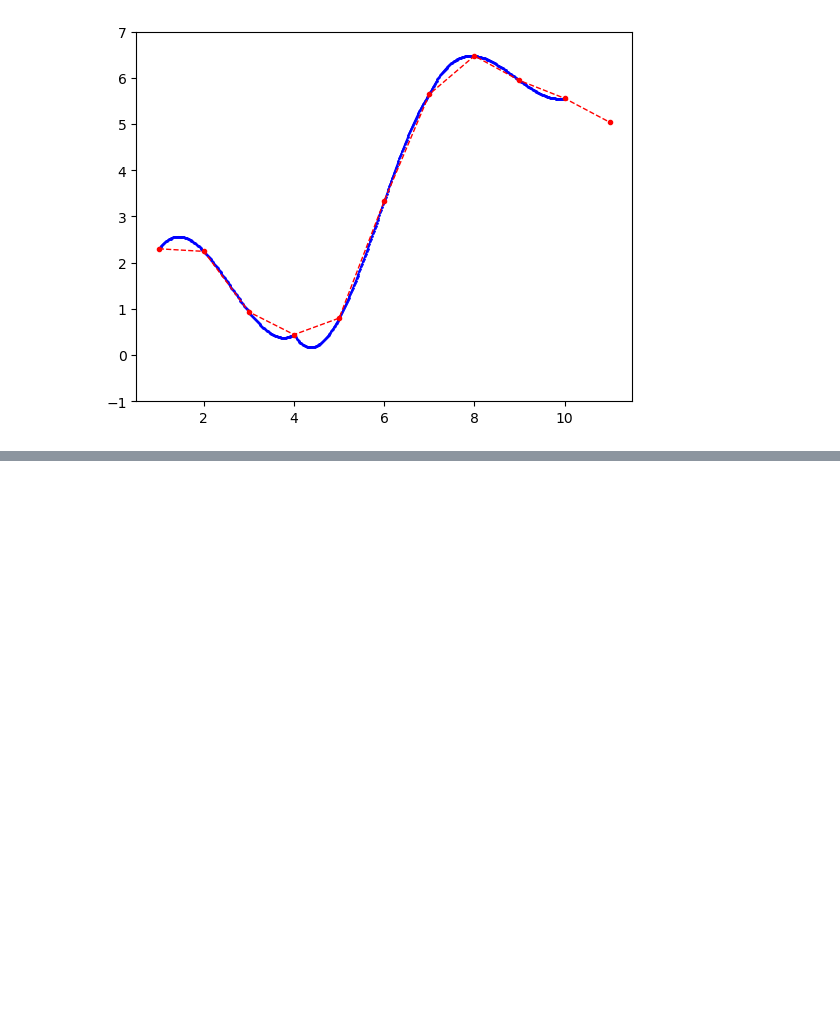
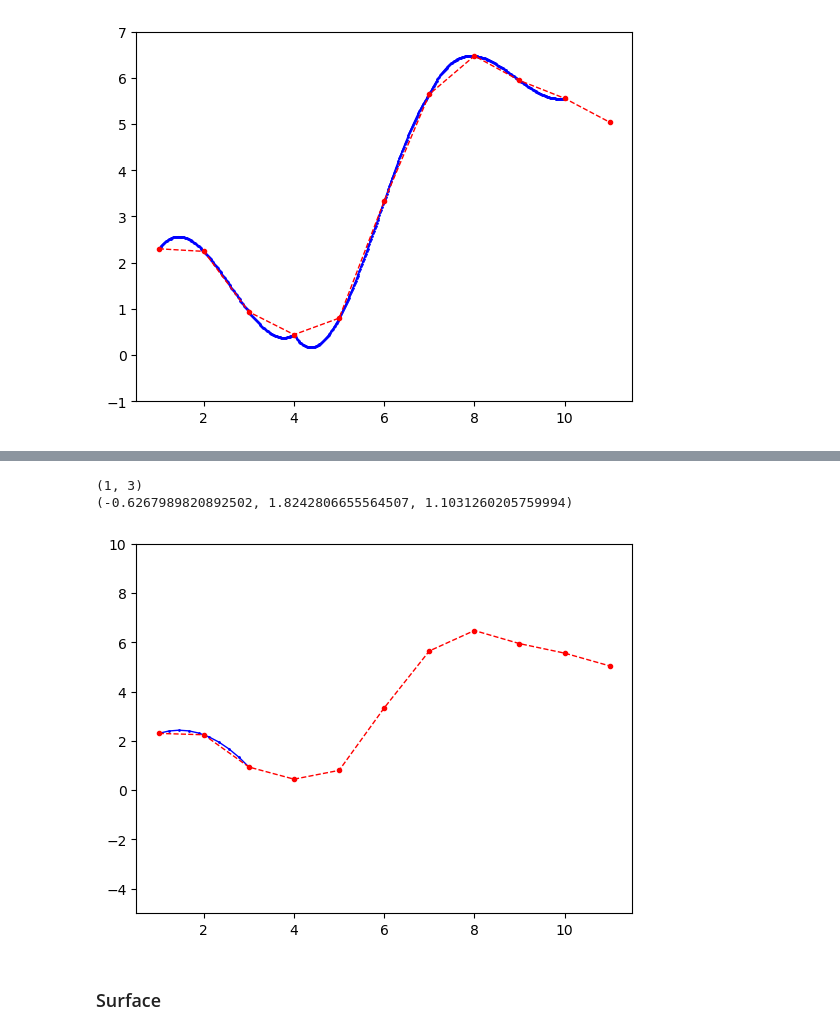
Before and after one commit to kertesz-csenge/maths_ia, a Jupyter notebook: lagrange.ipynb, the cells around one changed output, grey strips where cells are left out. Saved outputs shown, nothing was run; the diff lists cells and outputs as text; code cells hidden in the pictures; blank space fills up the shorter version.

```diff
--- a/lagrange.ipynb
+++ b/lagrange.ipynb
@@ -142,0 +151,10 @@ plt.show()
+# %%
+def coeff(x, y):
+
+    A = y[0]/((x[0]-x[1])*(x[0]-x[2]))
+    B = y[1]/((x[1]-x[0])*(x[1]-x[2]))
+    C = y[2]/((x[2]-x[0])*(x[2]-x[1]))
+    a = A + B + C
+    b = -(A*(x[1]+x[2]) + B*(x[0]+x[2]) + C*(x[0]+x[1]))
+    c = (A*x[1]*x[2]) + (B*x[0]*x[2]) + (C*(x[0]*x[1]))
+    return a,b,c
@@ -142,0 +261,20 @@ plt.show()
+# %%
+def coeff_poly(t, coeffs):
+    a,b,c = coeffs
+    return a*t*t +b*t + c
+
+print(interv)
+print(coeff_x)
+
+tvals = np.linspace(interv[0], interv[1], 10)
+xvals = coeff_poly(tvals, coeff_x)
+plt.plot(tvals, xvals, "bo-",linewidth=1, markersize=1)
+plt.plot(t, x, "ro", linestyle='dashed', linewidth=1, markersize=3)
+plt.ylim(-5,10)
+plt.show()
+# %% [output]
+(1, 3)
+(-0.6267989820892502, 1.8242806655564507, 1.1031260205759994)
+[figure, added]
+# %% [markdown]
+### Surface
```
Also changed, not shown: parts of 11 cells of this notebook.
